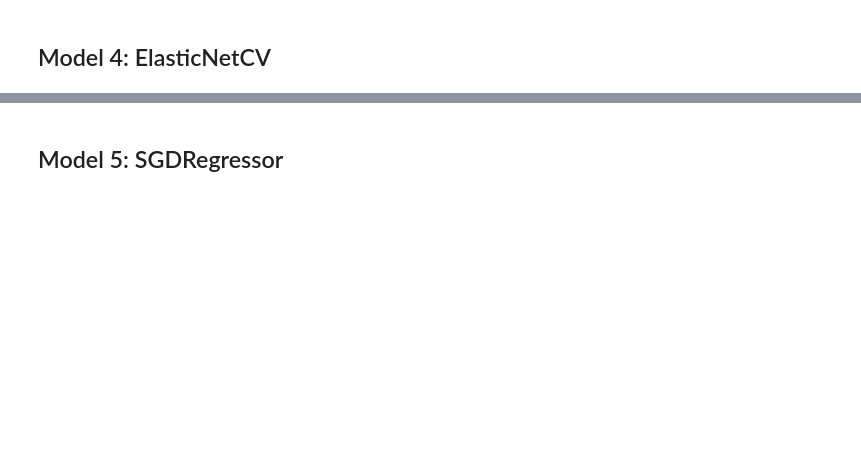
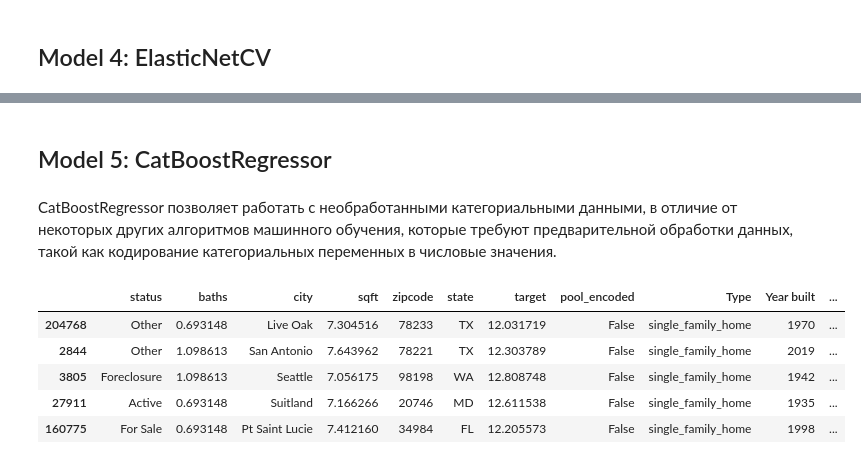
Before and after one commit to metalin37/Diploma-project-forecasting-the-cost-of-housing, a Jupyter notebook: 3_Model.ipynb, the cells around one changed output, grey strips where cells are left out. Cells and saved outputs as stored; diff of their text form; code cells hidden in the pictures; blank space fills up the shorter version.

```diff
--- a/3_Model.ipynb
+++ b/3_Model.ipynb
@@ -81,7 +82,3 @@ Data columns (total 16 columns):
  15  school_dist_min      210669 non-null  float64
 dtypes: bool(5), float64(3), int64(3), object(5)
 memory usage: 18.7+ MB
-# %%
-#исправим автоопределение категориальной переменной как числа
-df['zipcode'] = df['zipcode'].astype(str)
-df.info()
@@ -406,2 +399,33 @@ Test R2: 0.65
 # %% [markdown]
-## Model 5: SGDRegressor
+## Model 5: CatBoostRegressor
+# %% [markdown]
+CatBoostRegressor позволяет работать с необработанными категориальными данными, в отличие от некоторых других алгоритмов машинного обучения, которые требуют предварительной обработки данных, такой как кодирование категориальных переменных в числовые значения.
+# %%
+def log_data(df_input):
+    '''includes several functions to pre-process the predictor data.'''
+
+    df_output = df_input.copy()
+    # переведем признак зип кода в категориальный
+    df_output['zipcode'] = df_output['zipcode'].astype(str)
+    # переведем признак год в категориальный
+    df_output['Year built'] = df_output['Year built'].astype(str)
+    # Нормализация данных и логорифмирование
+    #scaler = MinMaxScaler()
+    for column in num_features:
+        #df_output[column] = scaler.fit_transform(df_output[[column]])[:,0]
+        # Логорифмирование
+        df_output[column] = df_output[column].apply(lambda x: abs(x))
+        constant = 1e-6
+        df_output[column] = np.log(df_output[column] + constant)
+    return df_output
+# %%
+# Запускаем и проверяем, что получилось
+df_log = log_data(df)
+df_log.sample(5)
+# %% [output]
+|  | status | baths | city | sqft | zipcode | state | target | pool_encoded | Type | Year built | ... |
+| 204768 | Other | 0.693148 | Live Oak | 7.304516 | 78233 | TX | 12.031719 | False | single_family_home | 1970 | ... |
+| 2844 | Other | 1.098613 | San Antonio | 7.643962 | 78221 | TX | 12.303789 | False | single_family_home | 2019 | ... |
+| 3805 | Foreclosure | 1.098613 | Seattle | 7.056175 | 98198 | WA | 12.808748 | False | single_family_home | 1942 | ... |
+| 27911 | Active | 0.693148 | Suitland | 7.166266 | 20746 | MD | 12.611538 | False | single_family_home | 1935 | ... |
+| 160775 | For Sale | 0.693148 | Pt Saint Lucie | 7.412160 | 34984 | FL | 12.205573 | False | single_family_home | 1998 | ... |
```
Also changed, not shown: parts of 28 cells of this notebook, 8 other files.
